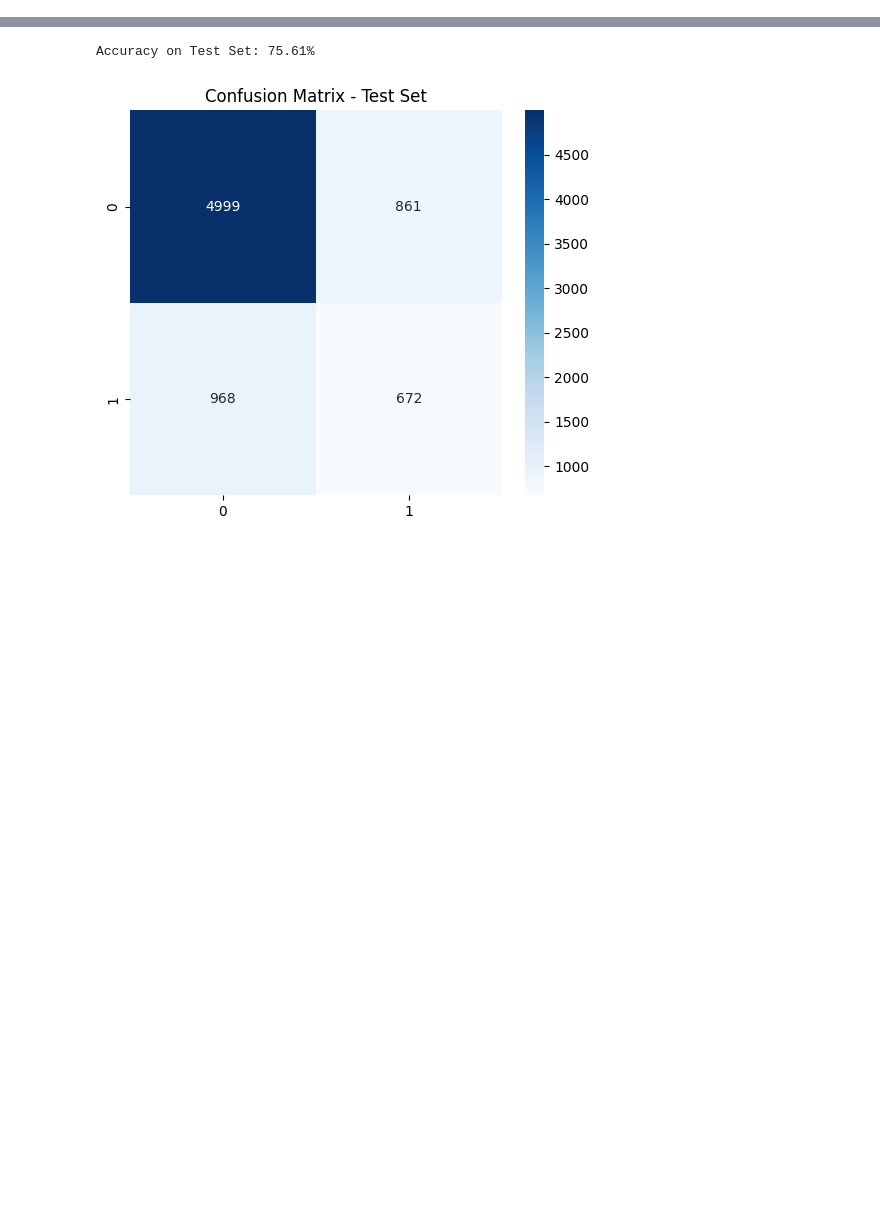
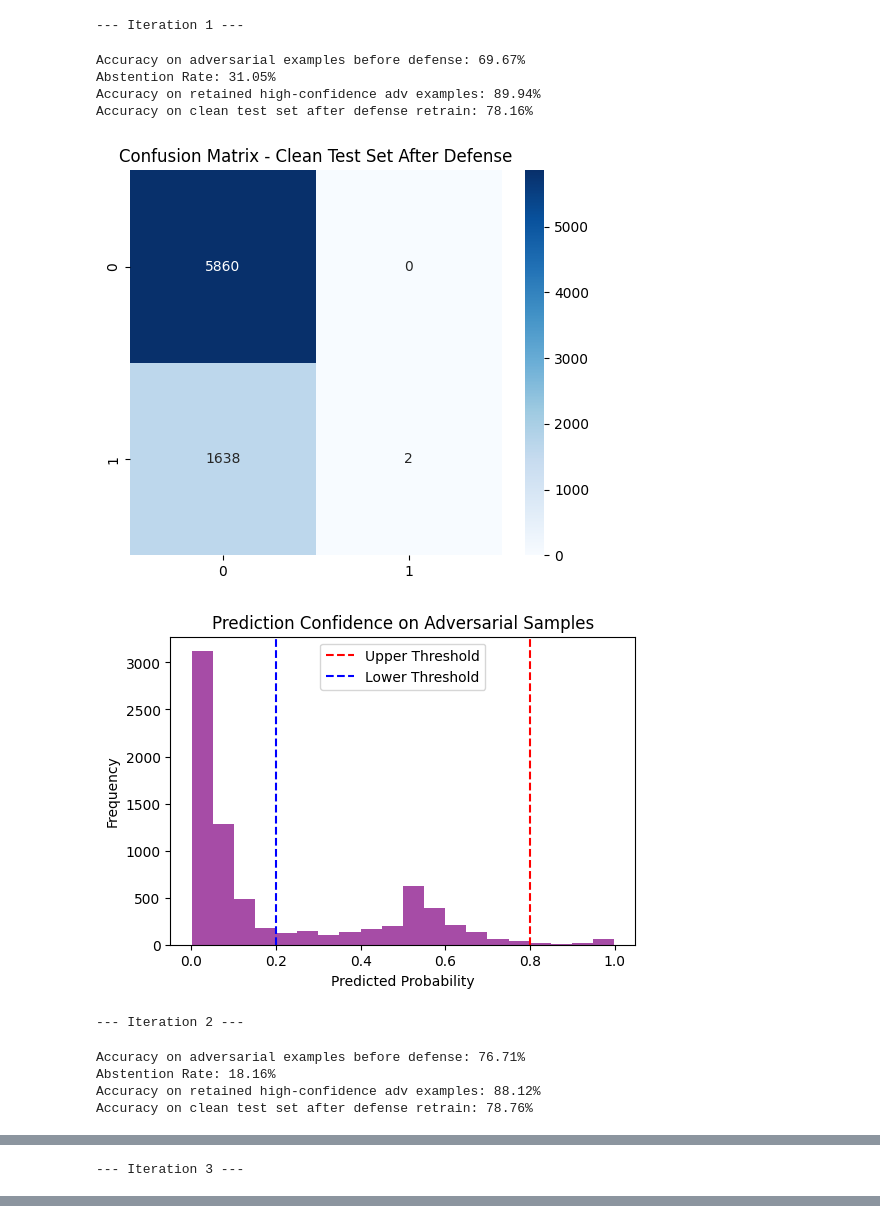
Before and after one commit to Jui1337/responsible-ai-security, a Jupyter notebook: RAI-implementation/Baseline-model-defenses.ipynb, the cells around one changed output, grey strips where cells are left out. Cells and saved outputs as stored; diff of their text form; code cells hidden in the pictures; blank space fills up the shorter version.

```diff
--- a/RAI-implementation/Baseline-model-defenses.ipynb
+++ b/RAI-implementation/Baseline-model-defenses.ipynb
@@ -162,0 +163,42 @@ Accuracy on clean Test Set after High-confidence defense retrain: 78.13%
+# %%
+results = {
+    'accuracy_before_defense': [],
+    'accuracy_on_retained_adv': [],
+    'accuracy_clean_after_defense': [],
+    'abstention_rate': []
+}
+
+for i in range(5):
+    print(f"\n--- Iteration {i+1} ---")
+    x_adv_samples = get_adversarial_examples(X_test, pipeline, model_baseline)
+    metrics = defend_ZOO(X_test, y_test, xgb_model, x_adv_samples)
+
+    results['accuracy_before_defense'].append(metrics['accuracy_before_defense'])
+    results['accuracy_on_retained_adv'].append(metrics['accuracy_on_retained_adv'])
+    results['accuracy_clean_after_defense'].append(metrics['accuracy_clean_after_defense'])
+    results['abstention_rate'].append(metrics['abstention_rate'])
+
+
+
+# Convert to DataFrame for better formatting
+df = pd.DataFrame(results)
+
+# Add average and std
+df.loc['Average'] = df.mean()
+df.loc['Std Dev'] = df.std()
+
+print("\nFinal Defense Summary Table:\n")
+print(df)
+# %% [output]
+--- Iteration 1 ---
+Accuracy on adversarial examples before defense: 69.67%
+Abstention Rate: 31.05%
+Accuracy on retained high-confidence adv examples: 89.94%
+Accuracy on clean test set after defense retrain: 78.16%
+[figure, added]
+[figure, added]
+--- Iteration 2 ---
+Accuracy on adversarial examples before defense: 76.71%
+Abstention Rate: 18.16%
+Accuracy on retained high-confidence adv examples: 88.12%
+Accuracy on clean test set after defense retrain: 78.76%
@@ -162,0 +207 @@ Accuracy on clean Test Set after High-confidence defense retrain: 78.13%
+--- Iteration 3 ---
@@ -182,29 +234,5 @@ def label_flip_attack(y_train: np.ndarray, flip_percent: float) -> np.ndarray:
     y_poisoned[flip_indices] = 1 - y_poisoned[flip_indices]  # Flip 0->1 and 1->0
 
     return y_poisoned
-# %%
-# Define the percentage of labels to flip
-flip_percent = 35  # Flip 35% of labels
-
-# Apply label flipping attack
-y_train_poisoned = label_flip_attack(y_train_og, flip_percent)
-
-# Step 2: Train model on poisoned labels
-xgb_model.fit(X_train_og, y_train_poisoned, verbose=False)
-
-# Step 3: Evaluate model on test set
-y_pred_test = xgb_model.predict(X_test)
-accuracy_test = accuracy_score(y_test, y_pred_test)
-print(f"Accuracy on Test Set: {accuracy_test * 100:.2f}%")
-
-# Step 4: Confusion Matrix
-cm_test = confusion_matrix(y_test, y_pred_test)
-plt.figure(figsize=(6, 5))
-sns.heatmap(cm_test, annot=True, fmt='d', cmap='Blues')
-plt.title("Confusion Matrix - Test Set")
-plt.show()
-# %% [output]
-Accuracy on Test Set: 75.61%
-[figure, removed]
 # %%
 from sklearn.ensemble import IsolationForest
```
Also changed, not shown: parts of 11 cells of this notebook, 3 other files.
